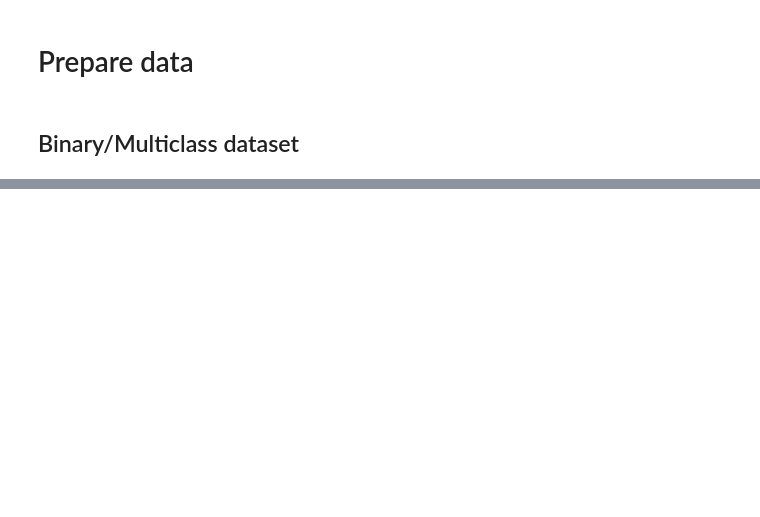
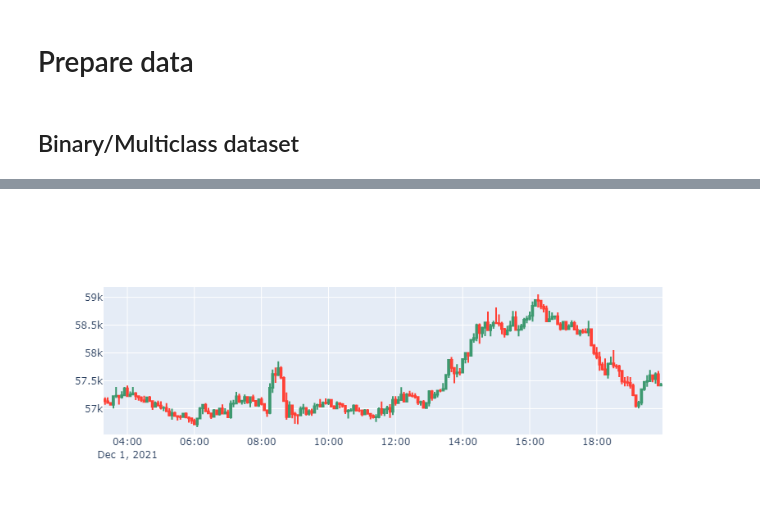
Before and after one commit to diegoirigaray/crypto_bot, a Jupyter notebook: notebooks/data_code.ipynb, the cells around one changed output, grey strips where cells are left out. Cells and saved outputs as stored; diff of their text form; code cells hidden in the pictures; blank space fills up the shorter version.

```diff
--- a/notebooks/data_code.ipynb
+++ b/notebooks/data_code.ipynb
@@ -119,0 +77,2 @@ MANIFEST
+# %%
+ds = load_dataframe(DATA_FOLDER, start_date='2021-12-01', end_date='2021-12-30', interval='5m')
@@ -119,0 +92,29 @@ MANIFEST
+# %%
+from crypto_bot.model.transforms import BaseTransform
+from talib.abstract import Function
+
+
+class TalibTransform(BaseTransform):
+    # https://github.com/mrjbq7/ta-lib
+    OPEN = 'Open'
+    HIGH = 'High'
+    LOW = 'Low'
+    CLOSE = 'Close'
+    VOLUME = 'Volume'
+
+    def __init__(self, func_name, output_name, **kwargs):
+        self.func_name = func_name
+        self.output_name = output_name
+        self.kwargs = kwargs
+        self.f = Function(func_name)
+
+    def transform(self, X):
+        inputs = {
+            'open': X[self.OPEN],
+            'high': X[self.HIGH],
+            'low': X[self.LOW],
+            'close': X[self.CLOSE],
+            'volume': X[self.VOLUME]
+        }
+        X[self.output_name] = self.f(inputs, **self.kwargs)
+        return X
@@ -119,0 +125,4 @@ MANIFEST
+# %%
+transform = TalibTransform('EMA', 'ema_30', timeperiod=30)
+# %%
+ds = transform.fit_transform(ds)
@@ -119,0 +140,5 @@ MANIFEST
+# %%
+fig = plot_df_interactive(ds[40:240])
+fig.show()
+# %% [output]
+[figure, added]
```
Also changed, not shown: parts of 20 cells of this notebook, 4 other files.
